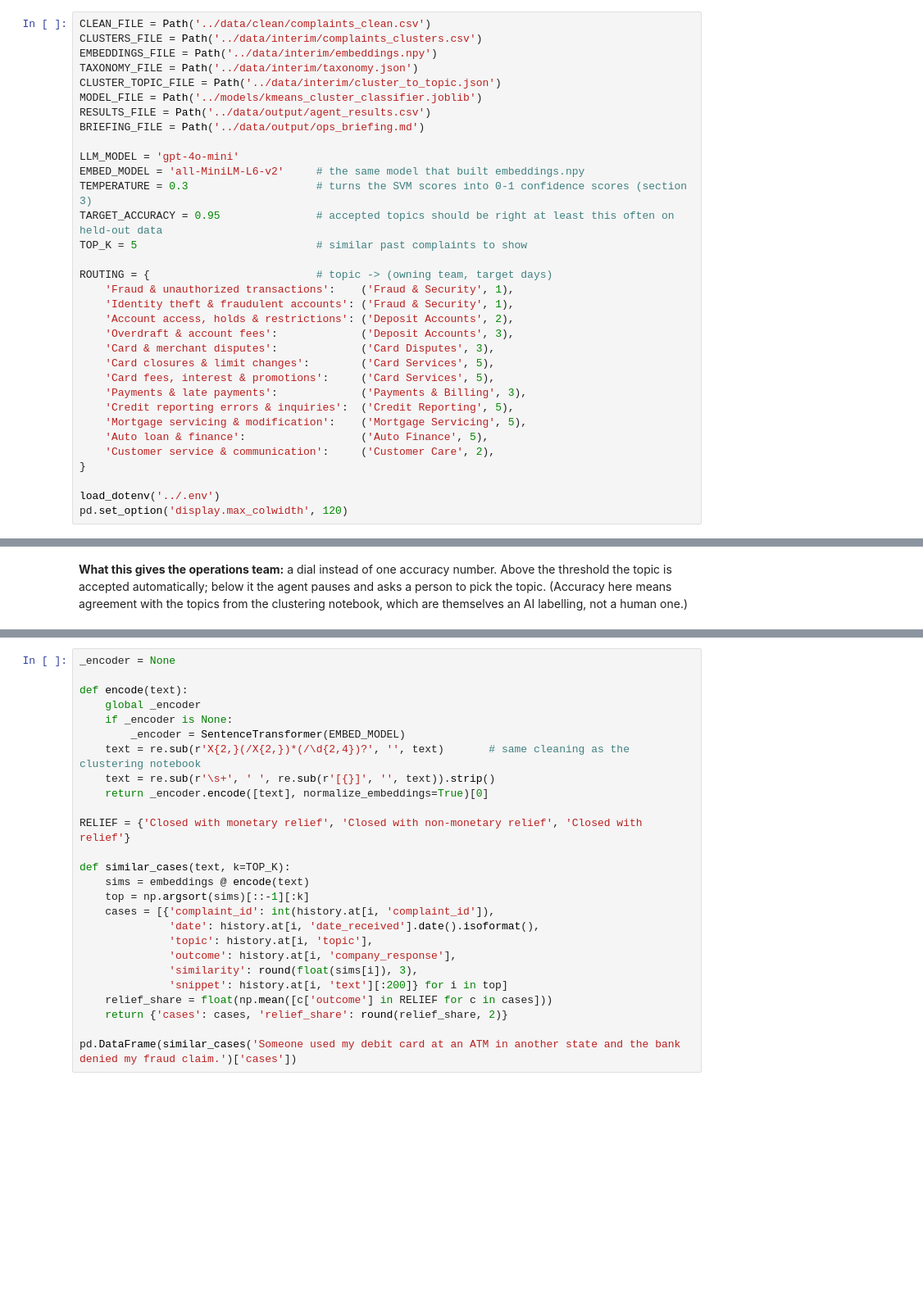
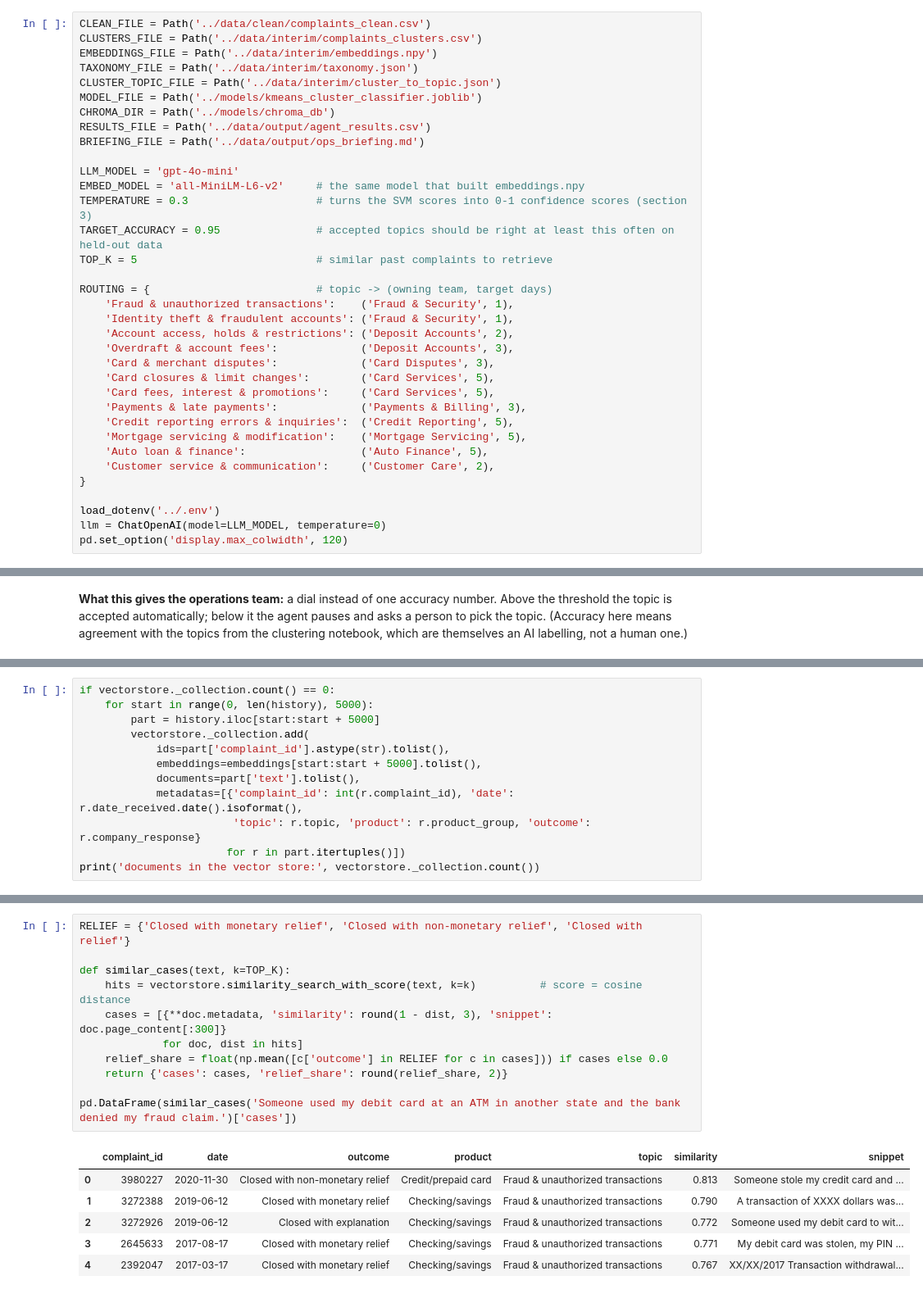
Before and after one commit to medhatelhady/complains-agent, a Jupyter notebook: notebooks/04_operation_agent.ipynb, the cells around one changed output, grey strips where cells are left out. Shown at 82% size. Cells and saved outputs as stored; diff of their text form; blank space fills up the shorter version.

```diff
--- a/notebooks/04_operation_agent.ipynb
+++ b/notebooks/04_operation_agent.ipynb
@@ -56,6 +58,7 @@ EMBEDDINGS_FILE = Path('../data/interim/embeddings.npy')
 TAXONOMY_FILE = Path('../data/interim/taxonomy.json')
 CLUSTER_TOPIC_FILE = Path('../data/interim/cluster_to_topic.json')
 MODEL_FILE = Path('../models/kmeans_cluster_classifier.joblib')
+CHROMA_DIR = Path('../models/chroma_db')
 RESULTS_FILE = Path('../data/output/agent_results.csv')
 BRIEFING_FILE = Path('../data/output/ops_briefing.md')
 
@@ -63,7 +66,7 @@ LLM_MODEL = 'gpt-4o-mini'
 EMBED_MODEL = 'all-MiniLM-L6-v2'     # the same model that built embeddings.npy
 TEMPERATURE = 0.3                    # turns the SVM scores into 0-1 confidence scores (section 3)
 TARGET_ACCURACY = 0.95               # accepted topics should be right at least this often on held-out data
-TOP_K = 5                            # similar past complaints to show
+TOP_K = 5                            # similar past complaints to retrieve
 
 ROUTING = {                          # topic -> (owning team, target days)
     'Fraud & unauthorized transactions':    ('Fraud & Security', 1),
@@ -81,6 +84,7 @@ ROUTING = {                          # topic -> (owning team, target days)
 }
 
 load_dotenv('../.env')
+llm = ChatOpenAI(model=LLM_MODEL, temperature=0)
 pd.set_option('display.max_colwidth', 120)
 # %% [markdown]
 ## 2. Load the history, the taxonomy and the classifier
@@ -166,0 +225,12 @@ Besides the cases themselves, I report how they ended: the share closed with rel
+# %%
+if vectorstore._collection.count() == 0:
+    for start in range(0, len(history), 5000):
+        part = history.iloc[start:start + 5000]
+        vectorstore._collection.add(
+            ids=part['complaint_id'].astype(str).tolist(),
+            embeddings=embeddings[start:start + 5000].tolist(),
+            documents=part['text'].tolist(),
+            metadatas=[{'complaint_id': int(r.complaint_id), 'date': r.date_received.date().isoformat(),
+                        'topic': r.topic, 'product': r.product_group, 'outcome': r.company_response}
+                       for r in part.itertuples()])
+print('documents in the vector store:', vectorstore._collection.count())
@@ -167,26 +239,18 @@ Besides the cases themselves, I report how they ended: the share closed with rel
 # %%
-_encoder = None
-
-def encode(text):
-    global _encoder
-    if _encoder is None:
-        _encoder = SentenceTransformer(EMBED_MODEL)
-    text = re.sub(r'X{2,}(/X{2,})*(/\d{2,4})?', '', text)       # same cleaning as the clustering notebook
-    text = re.sub(r'\s+', ' ', re.sub(r'[{}]', '', text)).strip()
-    return _encoder.encode([text], normalize_embeddings=True)[0]
-
 RELIEF = {'Closed with monetary relief', 'Closed with non-monetary relief', 'Closed with relief'}
 
 def similar_cases(text, k=TOP_K):
-    sims = embeddings @ encode(text)
-    top = np.argsort(sims)[::-1][:k]
-    cases = [{'complaint_id': int(history.at[i, 'complaint_id']),
-              'date': history.at[i, 'date_received'].date().isoformat(),
-              'topic': history.at[i, 'topic'],
-              'outcome': history.at[i, 'company_response'],
-              'similarity': round(float(sims[i]), 3),
-              'snippet': history.at[i, 'text'][:200]} for i in top]
-    relief_share = float(np.mean([c['outcome'] in RELIEF for c in cases]))
+    hits = vectorstore.similarity_search_with_score(text, k=k)          # score = cosine distance
+    cases = [{**doc.metadata, 'similarity': round(1 - dist, 3), 'snippet': doc.page_content[:300]}
+             for doc, dist in hits]
+    relief_share = float(np.mean([c['outcome'] in RELIEF for c in cases])) if cases else 0.0
     return {'cases': cases, 'relief_share': round(relief_share, 2)}
 
 pd.DataFrame(similar_cases('Someone used my debit card at an ATM in another state and the bank denied my fraud claim.')['cases'])
+# %% [output]
+|  | complaint_id | date | outcome | product | topic | similarity | snippet |
+| 0 | 3980227 | 2020-11-30 | Closed with non-monetary relief | Credit/prepaid card | Fraud & unauthorized transactions | 0.813 | Someone stole my credit card and ... |
+| 1 | 3272388 | 2019-06-12 | Closed with monetary relief | Checking/savings | Fraud & unauthorized transactions | 0.790 | A transaction of XXXX dollars was... |
+| 2 | 3272926 | 2019-06-12 | Closed with explanation | Checking/savings | Fraud & unauthorized transactions | 0.772 | Someone used my debit card to wit... |
+| 3 | 2645633 | 2017-08-17 | Closed with monetary relief | Checking/savings | Fraud & unauthorized transactions | 0.771 | My debit card was stolen, my PIN ... |
+| 4 | 2392047 | 2017-03-17 | Closed with monetary relief | Checking/savings | Fraud & unauthorized transactions | 0.767 | XX/XX/2017 Transaction withdrawal... |
```
Also changed, not shown: parts of 34 cells of this notebook.
